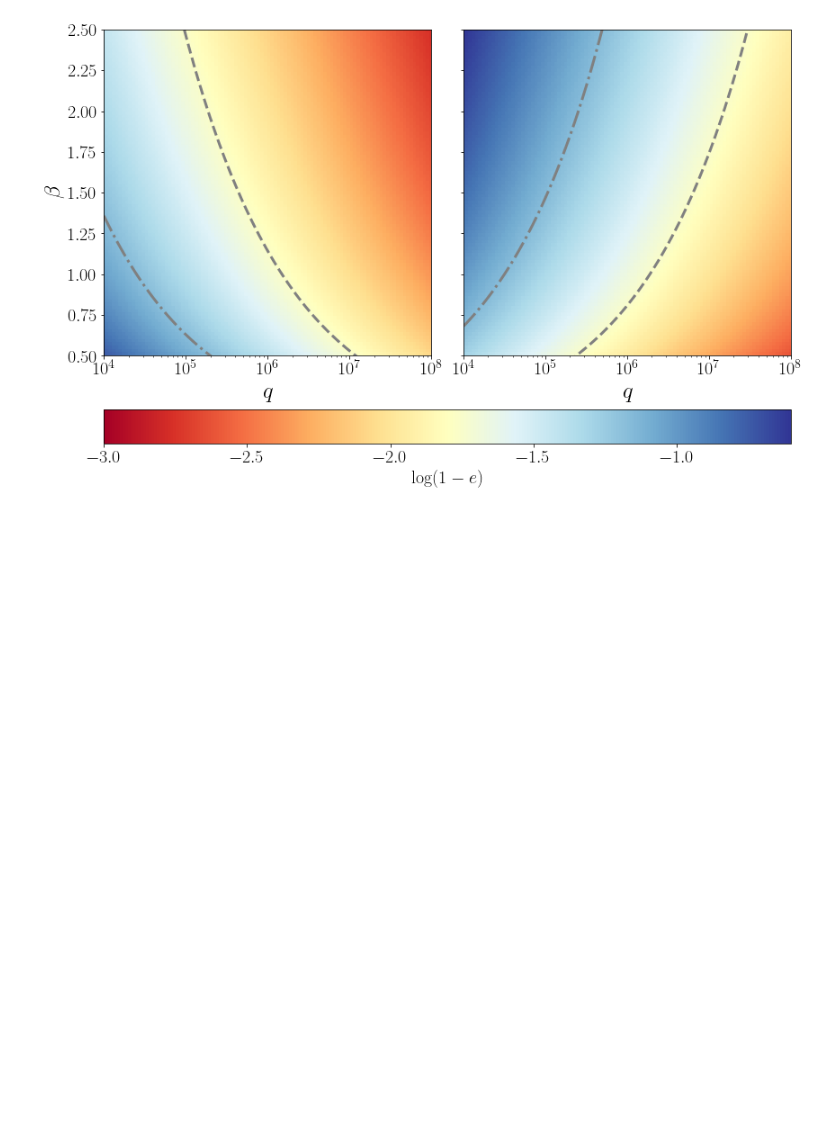
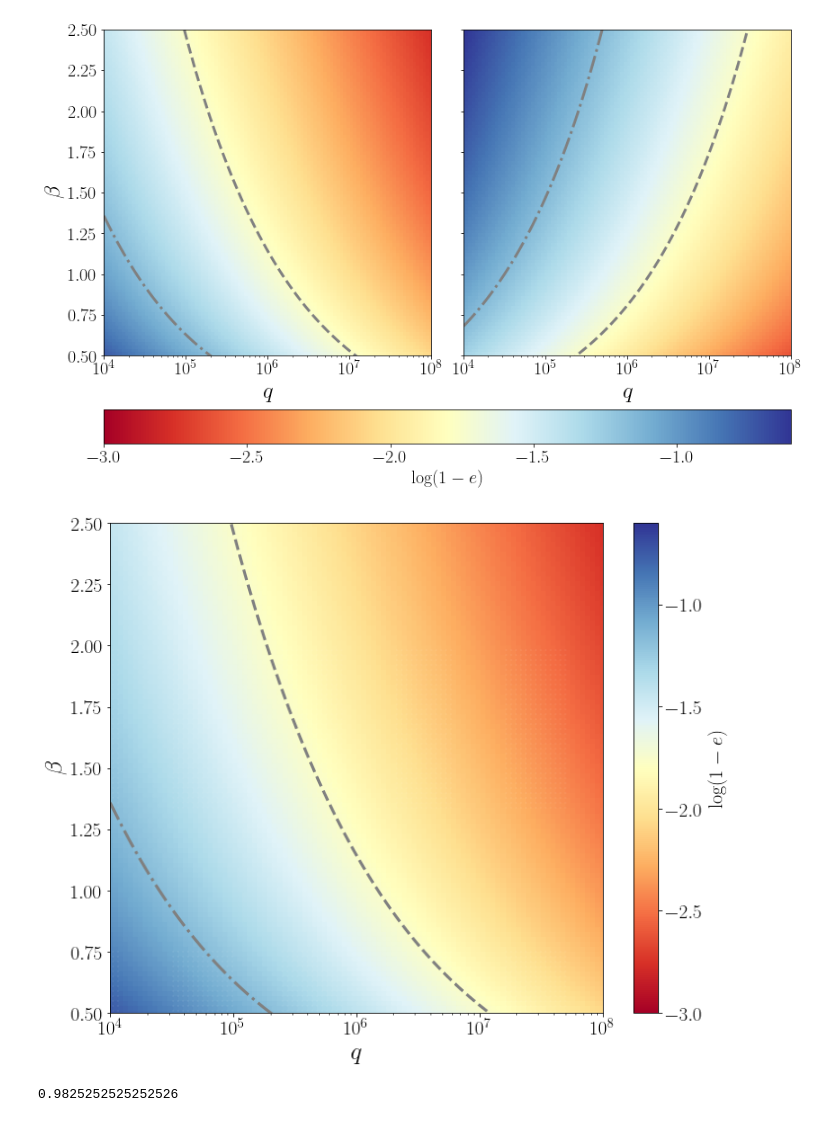
Before and after one commit to slowdivePTG/ASASSN-14ko, a Jupyter notebook: YT_Visualization/Critical Eccentricity.ipynb, the cells around one changed output. Drawn from its saved outputs; the diff is of its cells as text; code cells hidden in the pictures; blank space fills up the shorter version.

Commit message:
Phase space plots on Jamie's dmde

```diff
--- a/YT_Visualization/Critical Eccentricity.ipynb
+++ b/YT_Visualization/Critical Eccentricity.ipynb
@@ -322,2 +322,47 @@ f.savefig('Critical_Ecc.pdf', bbox_inches='tight')
 # %% [output]
 [figure]
+# %%
+f, ax = plt.subplots(1, 1, figsize=(10, 8), sharex=True, sharey=True)
+Q = np.logspace(4, 8, 100)
+Beta = np.linspace(0.5, 2.5, 100)
+q, beta = np.meshgrid(Q, Beta)
+cm = plt.cm.get_cmap('RdYlBu')
+e1, e2 = e_cri_ecc(q, beta), e_cri_tp(q, beta)
+sc1 = ax.scatter(
+    q,
+    beta,
+    c=np.log10(1 - e1),
+    cmap=cm,
+    vmin=-3,
+    marker='s',
+    vmax=np.log10(0.25),
+    #norm=colors.LogNorm(vmin=1e-3, vmax=0.25),
+    s=20)
+ax.plot(Q,
+        e_cri_ecc_beta(Q, e_cri_1),
+        color='grey',
+        linestyle='--',
+        linewidth=3)
+ax.plot(Q,
+        e_cri_ecc_beta(Q, e_cri_5),
+        color='grey',
+        linestyle='-.',
+        linewidth=3)
+
+ax.set_xscale('log')
+ax.set_xlim(1e4, 1e8)
+ax.set_ylim(0.5, 2.5)
+ax.set_xlabel('$q$', fontsize=25)
+ax.set_ylabel(r'$\beta$', fontsize=25)
+ax.tick_params(labelsize=20)
+cbar1 = f.colorbar(sc1, ax=ax, orientation="vertical")
+cbar1.ax.tick_params(labelsize=20)
+cbar1.set_label('$\log(1-e)$', size=20)
+f.tight_layout()
+f.savefig('Critical_Ecc.pdf', bbox_inches='tight')
+# %% [output]
+[figure, added]
+# %%
+e_cri_1
+# %% [output]
+0.9825252525252526
```
Also changed, not shown: parts of 1 cell of this notebook, 3 other files.
